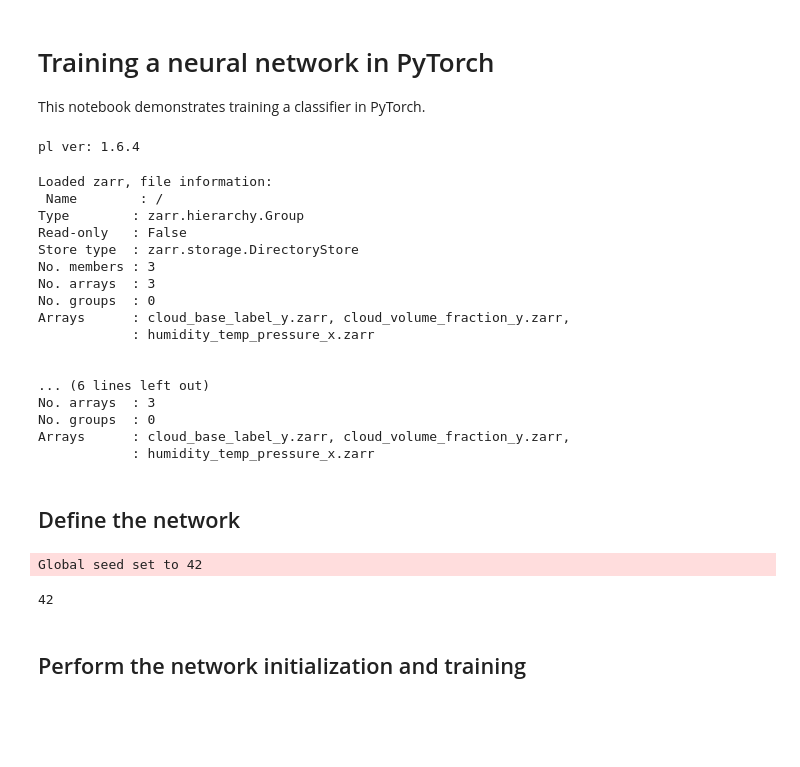
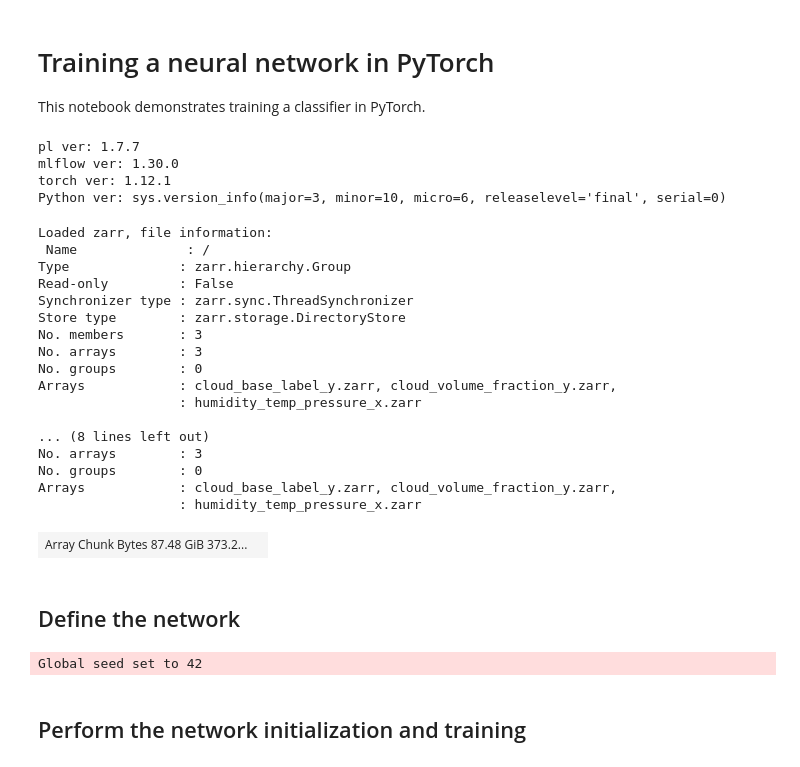
Before and after one commit to MetOffice/data_science_cop, a Jupyter notebook: challenges/2021_CyrilMorcrette_cloudBaseHeight/cbh_challenge_ml_pytorch_train.ipynb, the cells around one changed output. Drawn from its saved outputs; the diff is of its cells as text; code cells hidden in the pictures; blank space fills up the shorter version.

```diff
--- a/challenges/2021_CyrilMorcrette_cloudBaseHeight/cbh_challenge_ml_pytorch_train.ipynb
+++ b/challenges/2021_CyrilMorcrette_cloudBaseHeight/cbh_challenge_ml_pytorch_train.ipynb
@@ -6,6 +6,9 @@ This notebook demonstrates training a classifier in PyTorch.
 # file handling
 import os
 import pathlib
+import sys
+
+from pytorch_lightning.loggers import MLFlowLogger
 
 import dask
 import dask.array
@@ -18,13 +21,12 @@ import pytorch_lightning as pl
 import torch
 import zarr
 
-print("pl ver:", pl.__version__)
-
 import datetime
+from tempfile import TemporaryDirectory
 
 # training helpers
 import mlflow.pytorch
-from dask.diagnostics import CacheProfiler, Profiler, ResourceProfiler
+from dask.diagnostics import CacheProfiler, Profiler, ResourceProfiler, visualize
 from mlflow.tracking import MlflowClient
 from pytorch_lightning import Trainer, seed_everything
 from pytorch_lightning.callbacks import (
@@ -33,10 +35,19 @@ from pytorch_lightning.callbacks import (
 
 # defined in directory (model related definitions)
 import cbh_data_definitions
+cbh_data_definitions.register_cache()
 import cbh_torch_lstm
 import cbh_torch_MLP
+
+print("pl ver:", pl.__version__)
+print("mlflow ver:", mlflow.__version__)
+print("torch ver:", torch.__version__)
+print("Python ver:", sys.version_info)
 # %% [output]
-pl ver: 1.6.4
+pl ver: 1.7.7
+mlflow ver: 1.30.0
+torch ver: 1.12.1
+Python ver: sys.version_info(major=3, minor=10, micro=6, releaselevel='final', serial=0)
 # %%
 RELOAD_PACKAGES = True
 if RELOAD_PACKAGES:
@@ -53,29 +78,36 @@ training_data_path = root_data_directory / "analysis_ready" / "train.zarr"
 # %%
 (
     train_input,
     train_labels,
-    train_cloud_volume,
+    _,
 ) = cbh_data_definitions.load_data_from_zarr(training_data_path)
 
-(dev_input, dev_labels, dev_cloud_volume) = cbh_data_definitions.load_data_from_zarr(
-    dev_data_path
-)
+(
+    dev_input,
+    dev_labels,
+    _
+) = cbh_data_definitions.load_data_from_zarr(dev_data_path)
+
+# the cloud volume is not needed for the task, so isn't saved on the load
+#show a chunk, used to inform dask cache size
+train_input
 # %% [output]
 Loaded zarr, file information:
- Name        : /
-Type        : zarr.hierarchy.Group
-Read-only   : False
-Store type  : zarr.storage.DirectoryStore
-No. members : 3
-No. arrays  : 3
-No. groups  : 0
-Arrays      : cloud_base_label_y.zarr, cloud_volume_fraction_y.zarr,
-            : humidity_temp_pressure_x.zarr
+ Name              : /
+Type              : zarr.hierarchy.Group
+Read-only         : False
+Synchronizer type : zarr.sync.ThreadSynchronizer
+Store type        : zarr.storage.DirectoryStore
+No. members       : 3
+No. arrays        : 3
+No. groups        : 0
+Arrays            : cloud_base_label_y.zarr, cloud_volume_fraction_y.zarr,
+                  : humidity_temp_pressure_x.zarr
 
-
-... (6 lines left out)
-No. arrays  : 3
-No. groups  : 0
-Arrays      : cloud_base_label_y.zarr, cloud_volume_fraction_y.zarr,
-            : humidity_temp_pressure_x.zarr
+... (8 lines left out)
+No. arrays        : 3
+No. groups        : 0
+Arrays            : cloud_base_label_y.zarr, cloud_volume_fraction_y.zarr,
+                  : humidity_temp_pressure_x.zarr
+| Array Chunk Bytes 87.48 GiB 373.2... |  |
 # %%
@@ -92,10 +126,11 @@ if LIMIT_DATA:
 ## Define the network
 # %%
 # enforce reproducibility
-seed_everything(42)
+seed_everything_int = 42
+seed_everything(seed_everything_int)
+hparams_for_mlflow['Random seed'] = seed_everything_int
 # %% [output]
 Global seed set to 42
-42
 # %% [markdown]
 ## Perform the network initialization and training
 # %%
```
Also changed, not shown: parts of 16 cells of this notebook, 7 other files.
